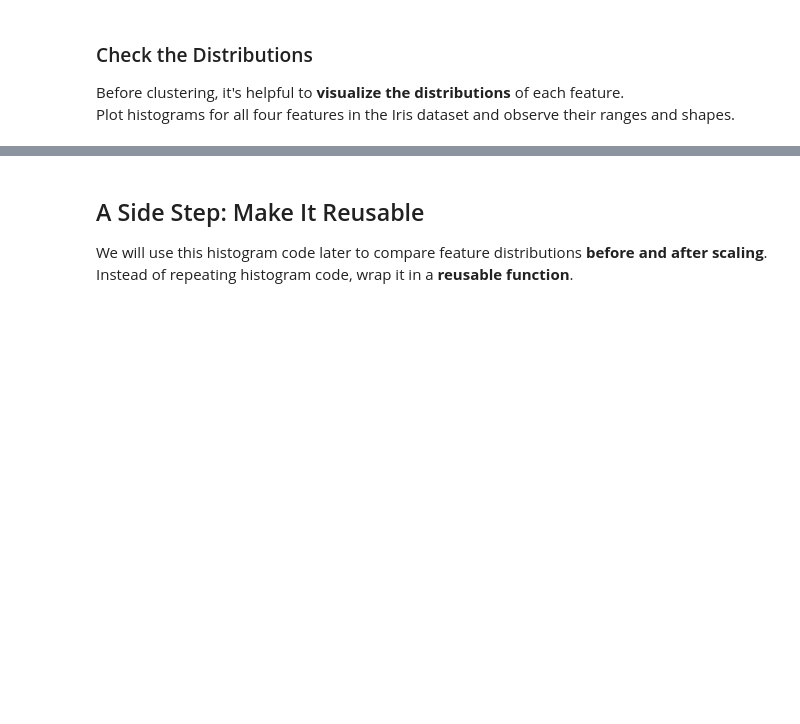
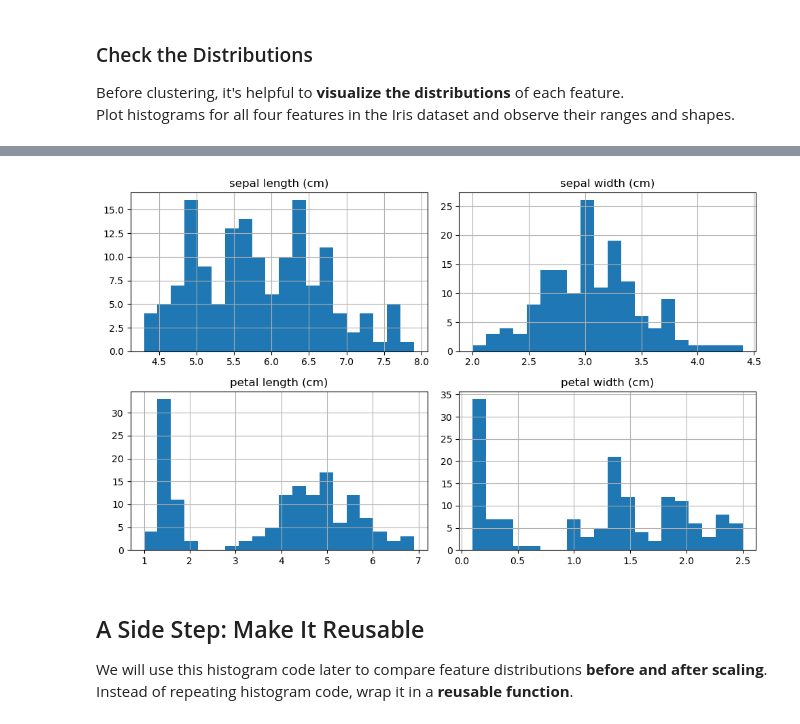
Before and after one commit to bruno-sassi/data_analytics_MSc, a Jupyter notebook: Projects&Practice/Python101/M9 Clustering & unsupervised methods/Week9_activity_questions_only.ipynb, the cells around one changed output, grey strips where cells are left out. Drawn from its saved outputs; the diff is of its cells as text; code cells hidden in the pictures; blank space fills up the shorter version.

```diff
--- a/Projects&Practice/Python101/M9 Clustering & unsupervised methods/Week9_activity_questions_only.ipynb
+++ b/Projects&Practice/Python101/M9 Clustering & unsupervised methods/Week9_activity_questions_only.ipynb
@@ -71,5 +151,10 @@ Plot histograms for all four features in the Iris dataset and observe their rang
 # %%
-# YOUR CODE HERE
+# plot histograms of all four features in the df
+x.hist(bins=20, figsize=(10, 6))
+plt.tight_layout()
+plt.show()
+# %% [output]
+[figure, added]
 # %% [markdown]
 ## A Side Step: Make It Reusable
 
```
Also changed, not shown: parts of 30 cells of this notebook, 6 other files.
